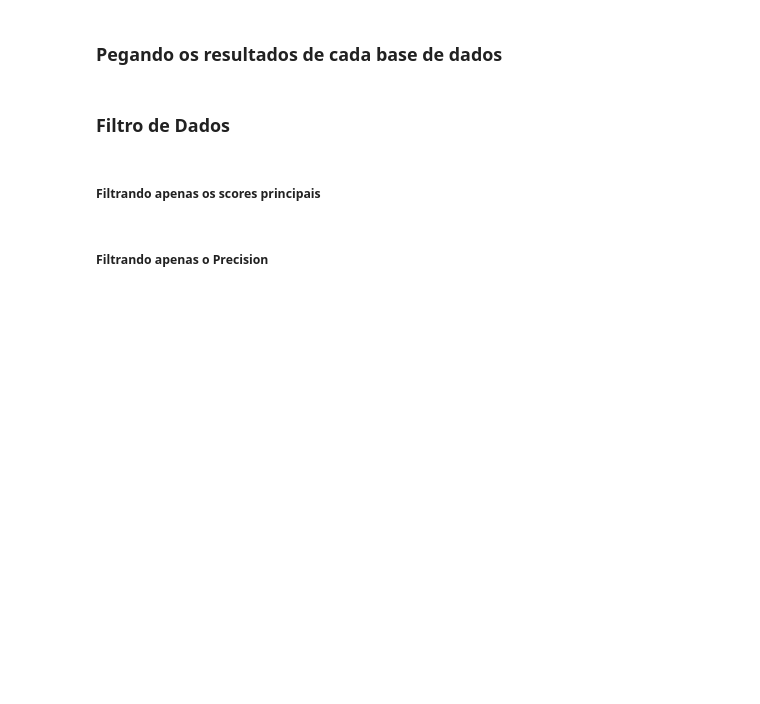
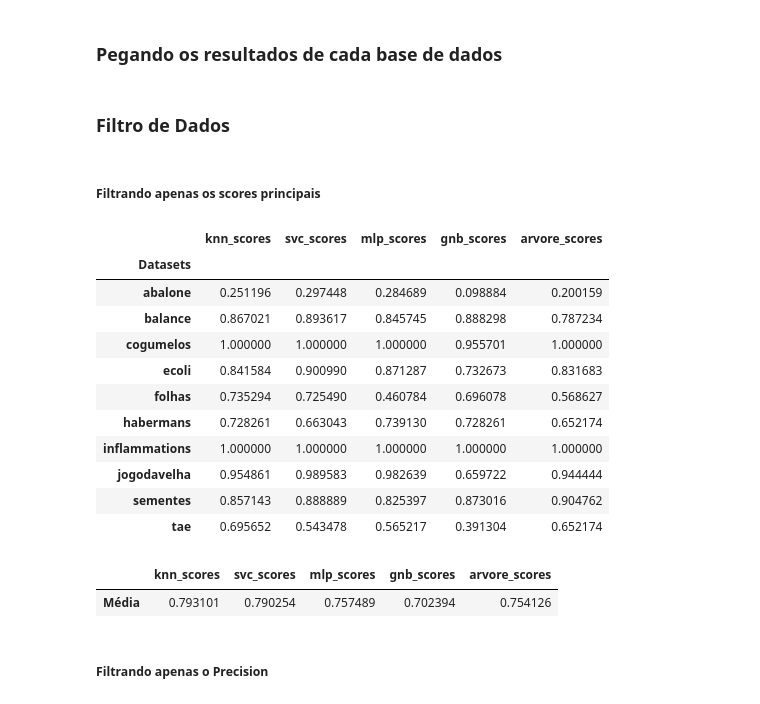
Before and after one commit to clebsonluiz/UAST-2021.1-REC-PAD, a Jupyter notebook: REC-PAD-2021_1.ipynb, the cells around one changed output. Cells and saved outputs as stored; diff of their text form; code cells hidden in the pictures; blank space fills up the shorter version.

```diff
--- a/REC-PAD-2021_1.ipynb
+++ b/REC-PAD-2021_1.ipynb
@@ -66,7 +66,29 @@ def filter_datasets(filter_index):
 # %% [markdown]
 ##### Filtrando apenas os scores principais
 # %%
-filter_datasets("main_score")
+_temp = filter_datasets("main_score")
+_temp
+# %% [output]
+|  | knn_scores | svc_scores | mlp_scores | gnb_scores | arvore_scores |
+| Datasets |  |  |  |  |  |
+| abalone | 0.251196 | 0.297448 | 0.284689 | 0.098884 | 0.200159 |
+| balance | 0.867021 | 0.893617 | 0.845745 | 0.888298 | 0.787234 |
+| cogumelos | 1.000000 | 1.000000 | 1.000000 | 0.955701 | 1.000000 |
+| ecoli | 0.841584 | 0.900990 | 0.871287 | 0.732673 | 0.831683 |
+| folhas | 0.735294 | 0.725490 | 0.460784 | 0.696078 | 0.568627 |
+| habermans | 0.728261 | 0.663043 | 0.739130 | 0.728261 | 0.652174 |
+| inflammations | 1.000000 | 1.000000 | 1.000000 | 1.000000 | 1.000000 |
+| jogodavelha | 0.954861 | 0.989583 | 0.982639 | 0.659722 | 0.944444 |
+| sementes | 0.857143 | 0.888889 | 0.825397 | 0.873016 | 0.904762 |
+| tae | 0.695652 | 0.543478 | 0.565217 | 0.391304 | 0.652174 |
+# %%
+media_temp = []
+for col in _temp.columns:
+    media_temp.append(np.mean(_temp[col]))
+pd.DataFrame([media_temp], index=['Média'], columns=_temp.columns.values)
+# %% [output]
+|  | knn_scores | svc_scores | mlp_scores | gnb_scores | arvore_scores |
+| Média | 0.793101 | 0.790254 | 0.757489 | 0.702394 | 0.754126 |
 # %% [markdown]
 ##### Filtrando apenas o Precision
 # %%
```
Also changed, not shown: parts of 11 cells of this notebook, 9 other files.
